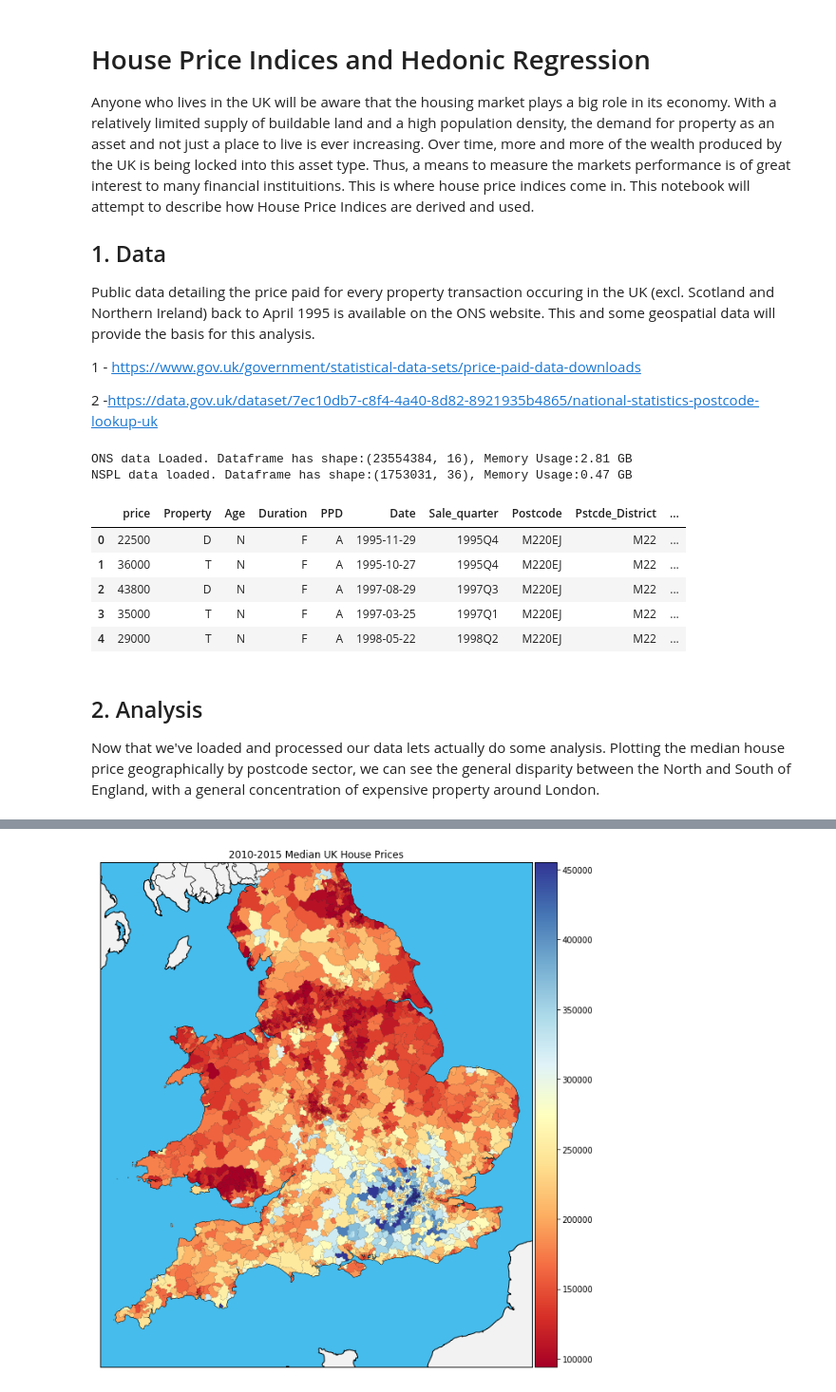
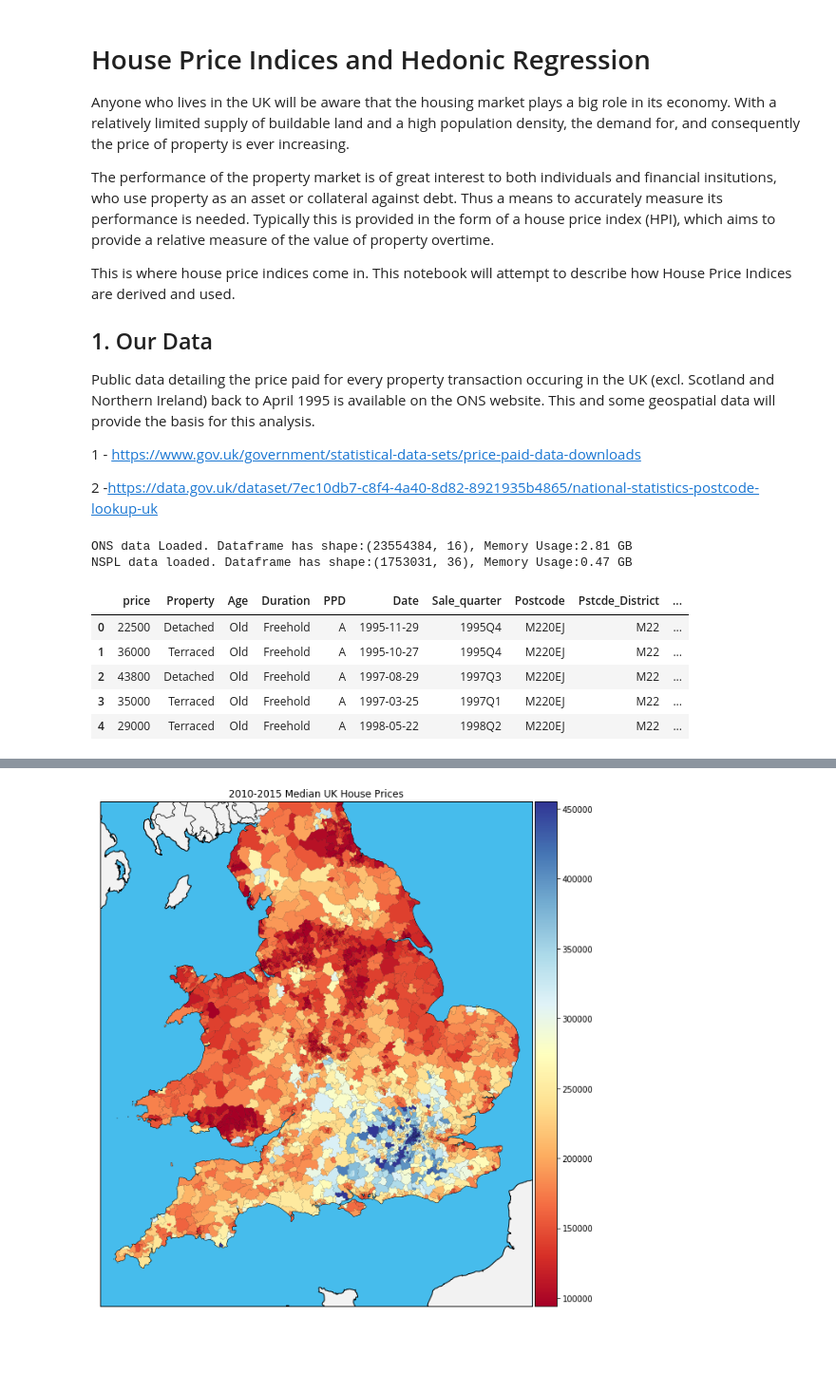
Before and after one commit to Cemlyn/UK-Housing-Market, a Jupyter notebook: House_Price_Index.ipynb, the cells around one changed output, grey strips where cells are left out. Shown at 95% size. Saved outputs shown, nothing was run; the diff lists cells and outputs as text; code cells hidden in the pictures; blank space fills up the shorter version.

```diff
--- a/House_Price_Index.ipynb
+++ b/House_Price_Index.ipynb
@@ -1,8 +1,13 @@
 # %% [markdown]
 # House Price Indices and Hedonic Regression
-Anyone who lives in the UK will be aware that the housing market plays a big role in its economy. With a relatively limited supply of buildable land and a high population density, the demand for property as an asset and not just a place to live is ever increasing. Over time, more and more of the wealth produced by the UK is being locked into this asset type. Thus, a means to measure the markets performance is of great interest to many financial instituitions. This is where house price indices come in. This notebook will attempt to describe how House Price Indices are derived and used.
+Anyone who lives in the UK will be aware that the housing market plays a big role in its economy. With a relatively limited supply of buildable land and a high population density, the demand for, and consequently the price of property is ever increasing.
 
-## 1. Data
+The performance of the property market is of great interest to both individuals and financial insitutions, who use property as an asset or collateral against debt. Thus a means to accurately measure its performance is needed. Typically this is provided in the form of a house price index (HPI), which aims to provide a relative measure of the value of property overtime.
+
+
+This is where house price indices come in. This notebook will attempt to describe how House Price Indices are derived and used.
+
+## 1. Our Data
 
 Public data detailing the price paid for every property transaction occuring in the UK (excl. Scotland and Northern Ireland) back to April 1995 is available on the ONS website. This and some geospatial data will provide the basis for this analysis.
 
@@ -24,7 +29,7 @@ from matplotlib.colors import Normalize
 from matplotlib import style
 # %%
 #Loading data - takes about 2hrs to run on my laptop.....
-def load_data():
+def load_data(Save=False):
     '''
     --- DATASET INFO ---
     ID                643193 non-null int64
@@ -145,6 +150,19 @@ def load_data():
     #Removing properties which didn't sell for their full market value
     df = df[df['PPD']=='A']
 
+    #Remapping some columns
+    property_map = {'F':'Flat',
+        'S':'Semi_Detached',
+        'D':'Detached',
+        'O':'Other',
+        'T':'Terraced'}
+    df['Property'] = df['Property'].map(property_map)
+
+    age_map = {'N':'Old','Y':'New'}
+    df['Age'] = df['Age'].map(age_map)
+
+    Duration_map = {'F':'Freehold','L':'Leasehold','U':'Undeclared'}
+    df['Duration'] = df['Duration'].map(Duration_map)
 
     #Reading in National Statistics Postcode Lookup UK data
     df_pstcde  =  pd.read_csv(os.path.join(os.getcwd(),
@@ -167,39 +185,37 @@ def load_data():
         string = row['Output Area Classification Name']
         string = string.split(";")[0]
         return string
 
     df_pstcde['Output Area Classification Name'] = df_pstcde.apply(simplify,axis=1)
 
     #print("Merging dataframes using an inner join...")
 
     pre_merge_vol = df.shape[0]
     df2 = df.merge(df_pstcde,how='inner',on='Postcode')
     #print("Merging done. {0:.0%} rows lost from ONS data".format( pre_merge_vol/df2.shape[0] -1  ))
 
     #Sorting data before saving down
     df2_sorted = df2.sort_values(by=['Address','Sale_quarter'])
 
     #print("Saving data...")
     df2_sorted.to_csv(os.path.join(os.getcwd(),'0. Data/Source_0.csv'), index=False)
 
     df2_lite = df2_sorted[:100000]
     df2_lite.to_csv(os.path.join(os.getcwd(),'0. Data/Source_0_lite.csv'), index=False)
 
     df2_sampled = df2.sample(frac=0.1)
     df2_sampled.to_csv(os.path.join(os.getcwd(),'0. Data/Source_0_sampled.csv'), index=False)
 
     return df2
-df = load_data()
+
+df = load_data(Save=True)
 df.head()
 # %% [output]
 ONS data Loaded. Dataframe has shape:(23554384, 16), Memory Usage:2.81 GB
 NSPL data loaded. Dataframe has shape:(1753031, 36), Memory Usage:0.47 GB
 |  | price | Property | Age | Duration | PPD | Date | Sale_quarter | Postcode | Pstcde_District | ... |
-| 0 | 22500 | D | N | F | A | 1995-11-29 | 1995Q4 | M220EJ | M22 | ... |
-| 1 | 36000 | T | N | F | A | 1995-10-27 | 1995Q4 | M220EJ | M22 | ... |
-| 2 | 43800 | D | N | F | A | 1997-08-29 | 1997Q3 | M220EJ | M22 | ... |
-| 3 | 35000 | T | N | F | A | 1997-03-25 | 1997Q1 | M220EJ | M22 | ... |
-| 4 | 29000 | T | N | F | A | 1998-05-22 | 1998Q2 | M220EJ | M22 | ... |
+| 0 | 22500 | Detached | Old | Freehold | A | 1995-11-29 | 1995Q4 | M220EJ | M22 | ... |
+| 1 | 36000 | Terraced | Old | Freehold | A | 1995-10-27 | 1995Q4 | M220EJ | M22 | ... |
+| 2 | 43800 | Detached | Old | Freehold | A | 1997-08-29 | 1997Q3 | M220EJ | M22 | ... |
+| 3 | 35000 | Terraced | Old | Freehold | A | 1997-03-25 | 1997Q1 | M220EJ | M22 | ... |
+| 4 | 29000 | Terraced | Old | Freehold | A | 1998-05-22 | 1998Q2 | M220EJ | M22 | ... |
-# %% [markdown]
-## 2. Analysis
-Now that we've loaded and processed our data lets actually do some analysis. Plotting the median house price geographically by postcode sector, we can see the general disparity between the North and South of England, with a general concentration of expensive property around London.
```
Also changed, not shown: parts of 25 cells of this notebook.
